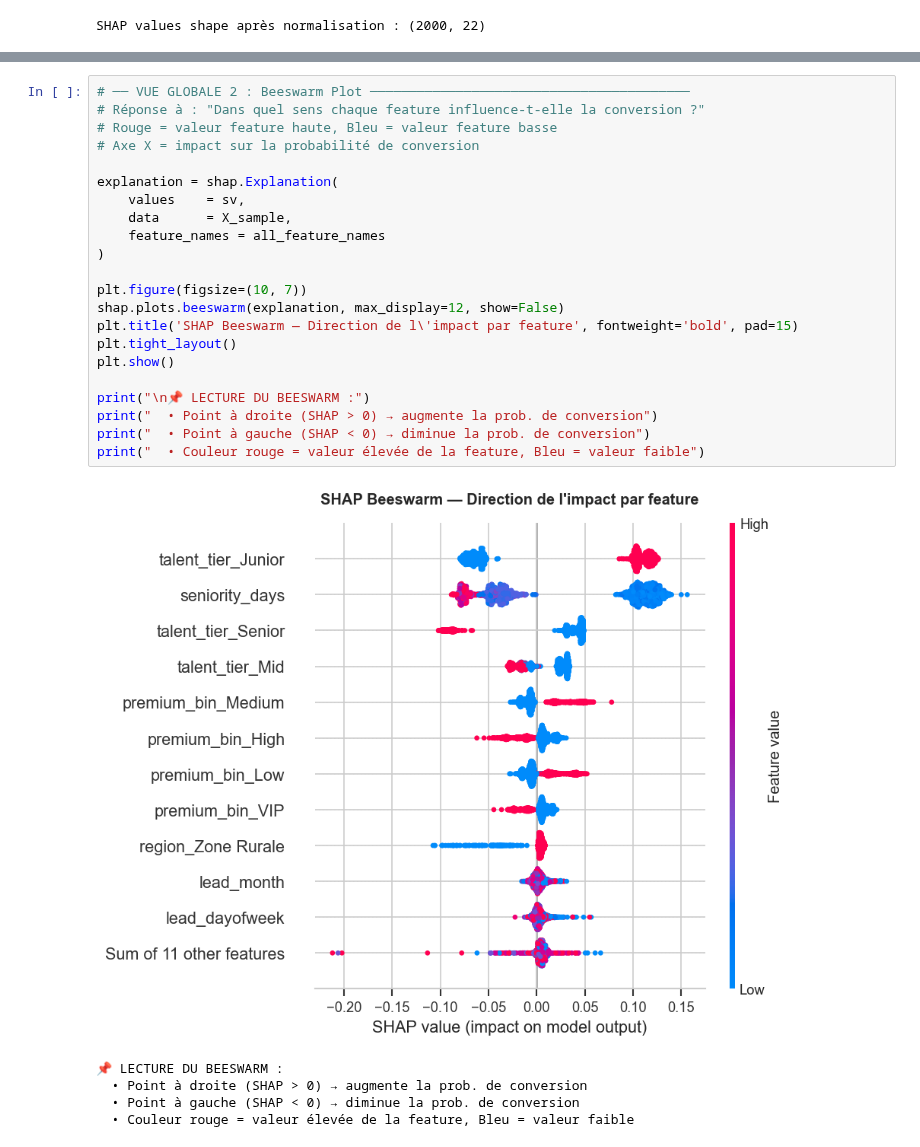
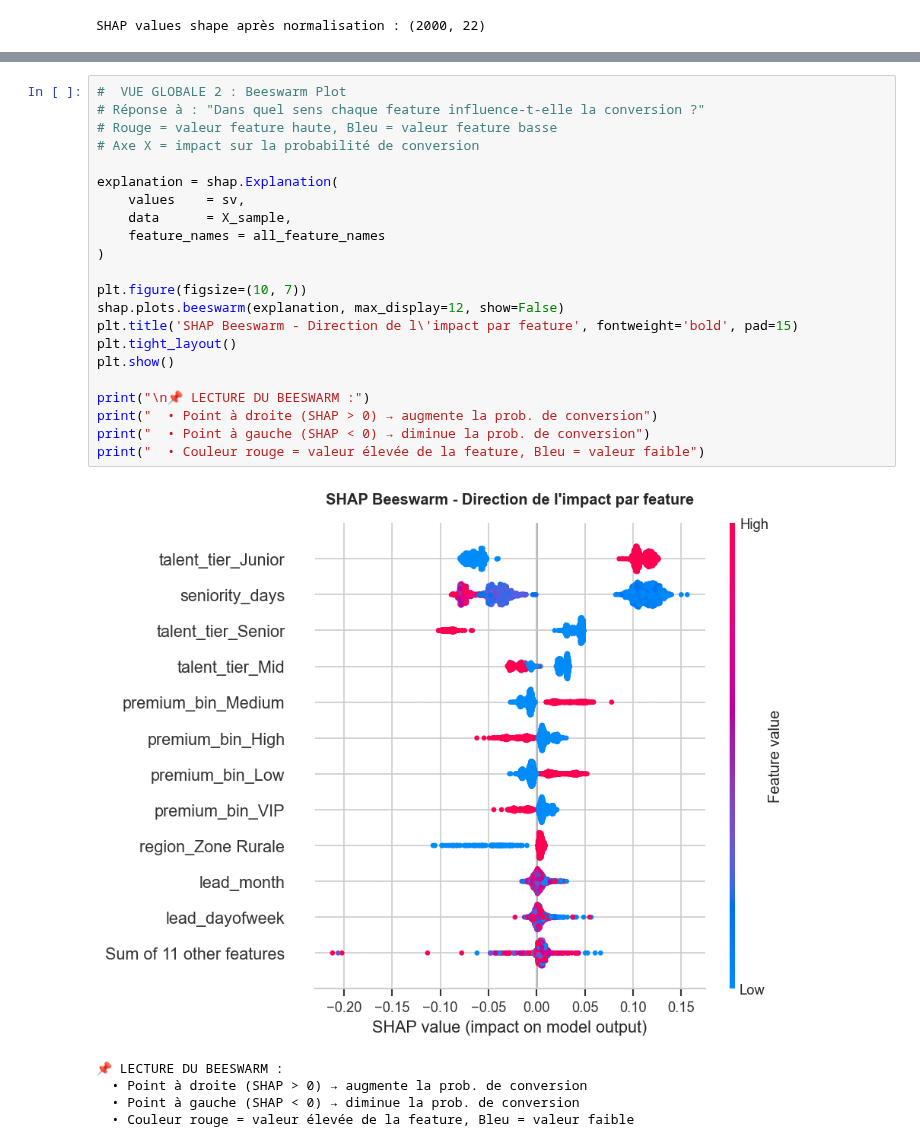
Before and after one commit to Oladk/insurance-sales-performance-reporting, a Jupyter notebook: notebooks/03_advanced_modeling.ipynb, the cells around one changed output, grey strips where cells are left out. Drawn from its saved outputs; the diff is of its cells as text.

```diff
--- a/notebooks/03_advanced_modeling.ipynb
+++ b/notebooks/03_advanced_modeling.ipynb
@@ -314,27 +314,27 @@ plt.show()
 # %%
-# ── VUE GLOBALE 2 : Beeswarm Plot ─────────────────────────────────────────
+#  VUE GLOBALE 2 : Beeswarm Plot
 # Réponse à : "Dans quel sens chaque feature influence-t-elle la conversion ?"
 # Rouge = valeur feature haute, Bleu = valeur feature basse
 # Axe X = impact sur la probabilité de conversion
 
 explanation = shap.Explanation(
     values    = sv,
     data      = X_sample,
     feature_names = all_feature_names
 )
 
 plt.figure(figsize=(10, 7))
 shap.plots.beeswarm(explanation, max_display=12, show=False)
-plt.title('SHAP Beeswarm — Direction de l\'impact par feature', fontweight='bold', pad=15)
+plt.title('SHAP Beeswarm - Direction de l\'impact par feature', fontweight='bold', pad=15)
 plt.tight_layout()
 plt.show()
 
 print("\n📌 LECTURE DU BEESWARM :")
 print("  • Point à droite (SHAP > 0) → augmente la prob. de conversion")
 print("  • Point à gauche (SHAP < 0) → diminue la prob. de conversion")
 print("  • Couleur rouge = valeur élevée de la feature, Bleu = valeur faible")
 # %% [output]
-[figure, old version]
+[figure, new version]
 📌 LECTURE DU BEESWARM :
   • Point à droite (SHAP > 0) → augmente la prob. de conversion
   • Point à gauche (SHAP < 0) → diminue la prob. de conversion
```
Also changed, not shown: parts of 19 cells of this notebook, 4 other files.
